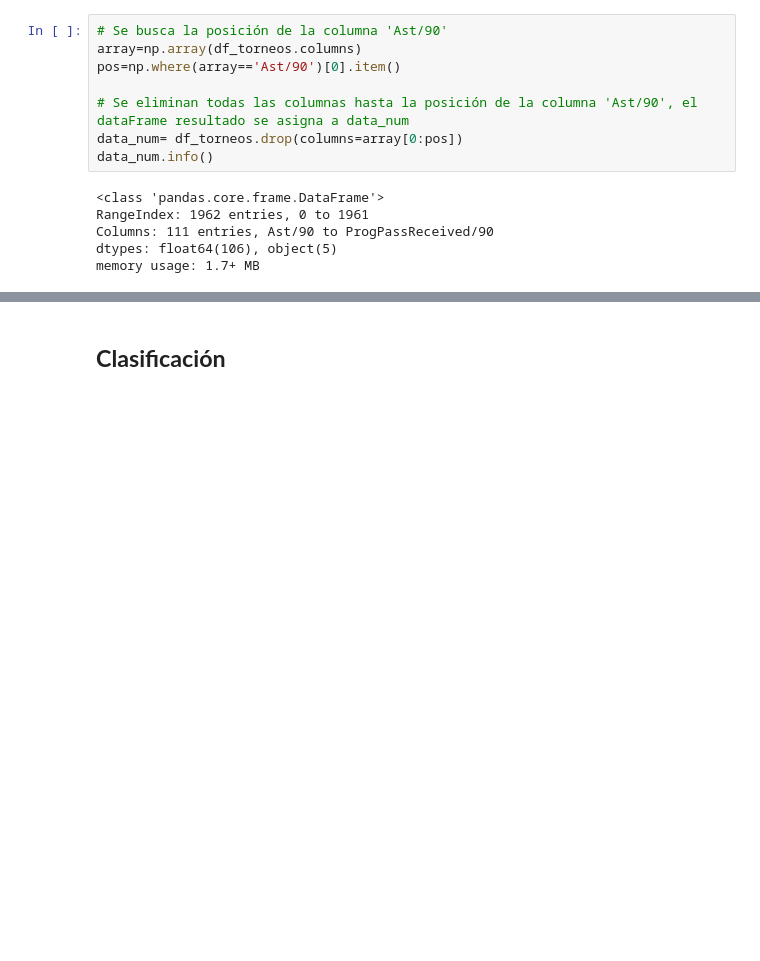
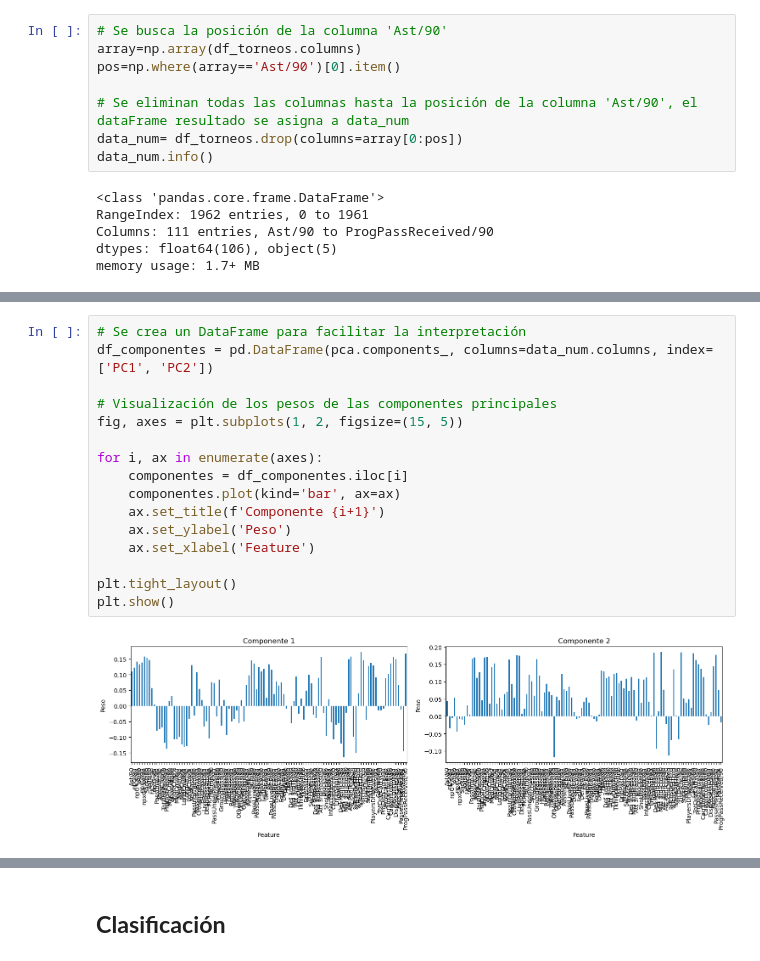
Before and after one commit to mgresnik/trabajo_practico_nro_2, a Jupyter notebook: Laboratorio_de_datos_(LCD)_IC_2024_Trabajo_Práctico_N°_2.ipynb, the cells around one changed output, grey strips where cells are left out. Drawn from its saved outputs; the diff is of its cells as text; blank space fills up the shorter version.

```diff
--- a/Laboratorio_de_datos_(LCD)_IC_2024_Trabajo_Práctico_N°_2.ipynb
+++ b/Laboratorio_de_datos_(LCD)_IC_2024_Trabajo_Práctico_N°_2.ipynb
@@ -133,0 +204,18 @@ memory usage: 1.6 MB
+# %%
+# Se crea un DataFrame para facilitar la interpretación
+df_componentes = pd.DataFrame(pca.components_, columns=data_num.columns, index=['PC1', 'PC2'])
+
+# Visualización de los pesos de las componentes principales
+fig, axes = plt.subplots(1, 2, figsize=(15, 5))
+
+for i, ax in enumerate(axes):
+    componentes = df_componentes.iloc[i]
+    componentes.plot(kind='bar', ax=ax)
+    ax.set_title(f'Componente {i+1}')
+    ax.set_ylabel('Peso')
+    ax.set_xlabel('Feature')
+
+plt.tight_layout()
+plt.show()
+# %% [output]
+[figure, added]
```
Also changed, not shown: parts of 39 cells of this notebook.
